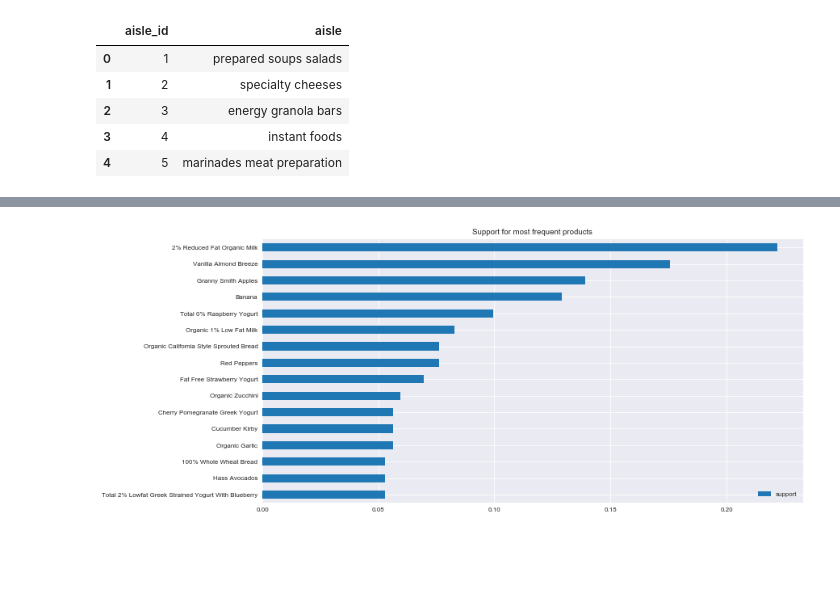
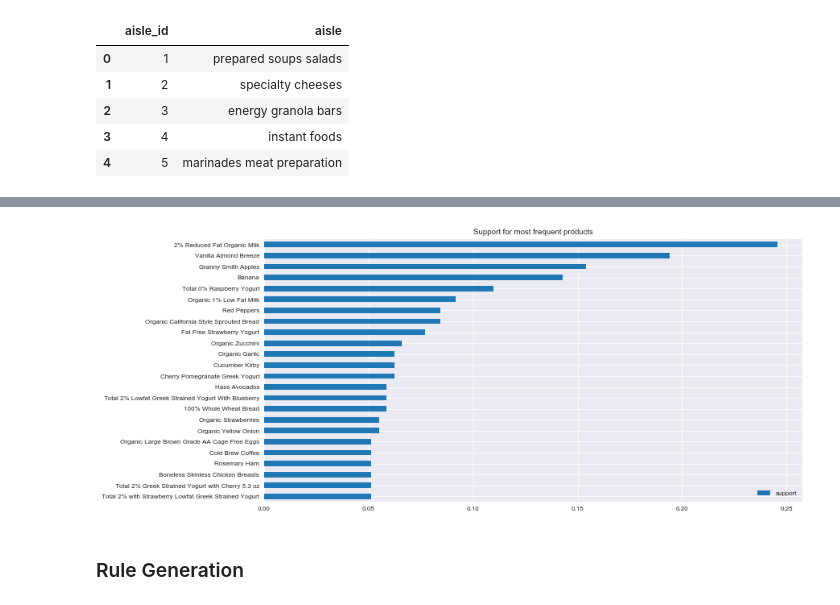
Before and after one commit to 1carew1/instacart_investigation, a Jupyter notebook: Assignment_2_ARM.ipynb, the cells around one changed output, grey strips where cells are left out. Cells and saved outputs as stored; diff of their text form; code cells hidden in the pictures; blank space fills up the shorter version.

Commit message:
Basic ARM rule generation for products

```diff
--- a/Assignment_2_ARM.ipynb
+++ b/Assignment_2_ARM.ipynb
@@ -101,0 +122,4 @@ aisles.head()
+# %%
+# Only dropping the entry from the order, not the whole order
+often_orders_products =  orders_products[~orders_products['product_id'].isin(least_orderer_products.product_id.tolist())]
+often_orders_products.head()
@@ -102,5 +135,5 @@ aisles.head()
 # %%
-products_ordered = orders_products.merge(products, on="product_id")
+products_ordered = often_orders_products.merge(products, on="product_id")
 products_ordered.head()
 # %% [output]
 |  | Unnamed: 0 | order_id | product_id | add_to_cart_order | reordered | product_name | aisle_id | department_id |
@@ -112,6 +145,8 @@ products_ordered.head()
 # %%
+# Can't just use a comma as a seperator
+weird_separator = ",#,"
 products_ordered_total = (products_ordered.groupby('order_id')['product_name']
-                          .apply(lambda x: "%s" % ','.join(x))
+                          .apply(lambda x: "%s" % weird_separator.join(x))
                           .reset_index(name='products')
                          )
 products_ordered_total.head()
@@ -126,7 +163,7 @@ products_ordered_total.head()
 products_ordered_list = products_ordered_total.products.tolist()
 products_ordered_list_of_lists = []
 for p in products_ordered_list:
-    products_ordered_list_of_lists.append(p.split(','))
+    products_ordered_list_of_lists.append(p.split(weird_separator))
 te_ary = te.fit(products_ordered_list_of_lists).transform(products_ordered_list_of_lists,sparse=False)
 te_df = pd.DataFrame(te_ary, columns=te.columns_)
 te_df.head()
@@ -162,11 +199,12 @@ plt.show()
 # %%
 a = apriori(te_df, min_support=0.05, max_len=1, use_colnames=True) \
     .sort_values(by='support',ascending=False)
-fig, ax = plt.subplots()
 names = [n[0] for n in a["itemsets"]]
 a.plot.barh(title ="Support for most frequent products")
 plt.yticks(range(len(names)), names)
 plt.gca().invert_yaxis()
 plt.show()
 # %% [output]
-[figure, old version]
+[figure, new version]
+# %% [markdown]
+### Rule Generation
```
Also changed, not shown: parts of 16 cells of this notebook.
